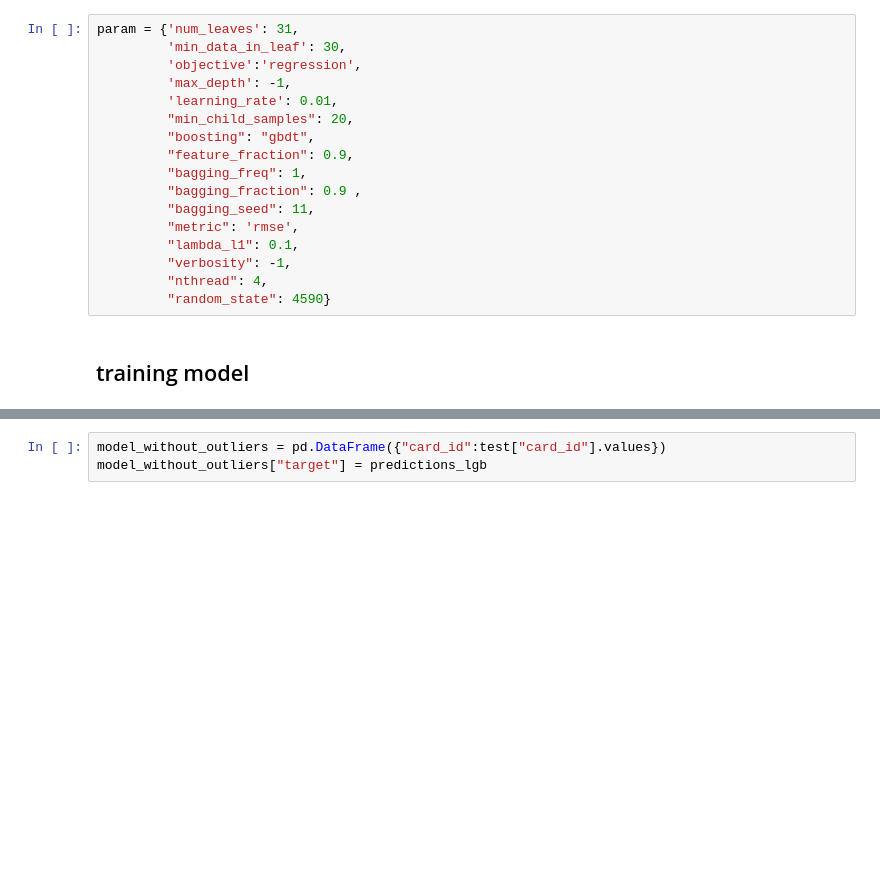
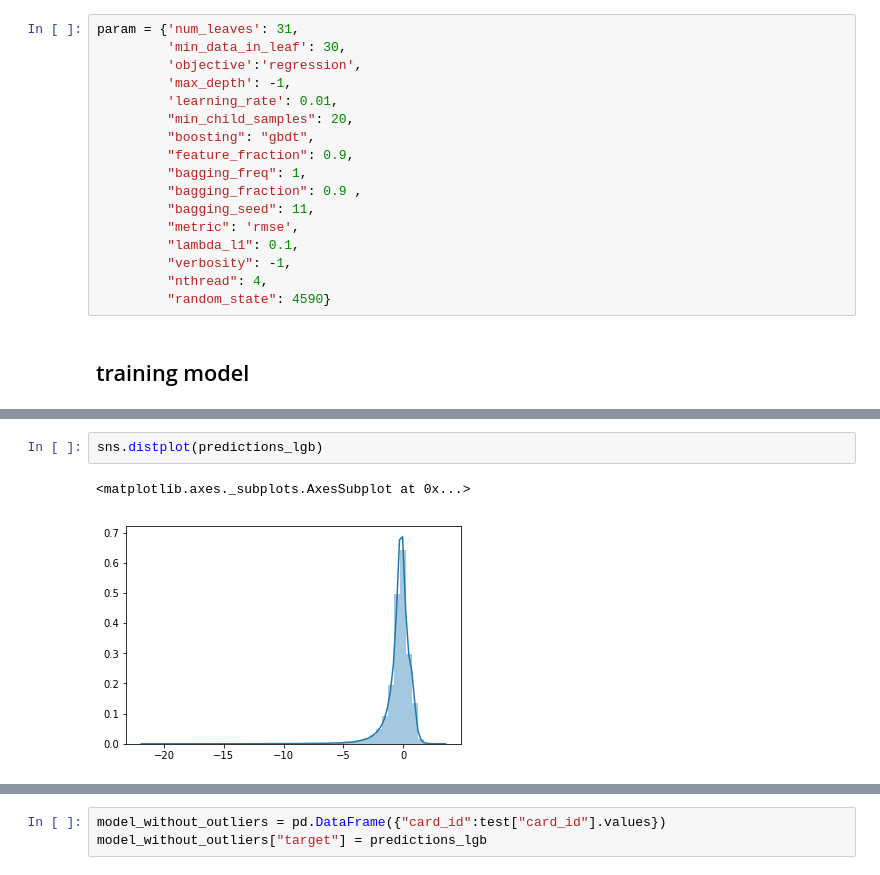
Before and after one commit to SONG-WONHO/Kaggle-Elo, a Jupyter notebook: 6 Combining model with a model without outlier.ipynb, the cells around one changed output, grey strips where cells are left out. Cells and saved outputs as stored; diff of their text form; blank space fills up the shorter version.

```diff
--- a/6 Combining model with a model without outlier.ipynb
+++ b/6 Combining model with a model without outlier.ipynb
@@ -105,0 +133,5 @@ NameError: name 'oof_lgb_3' is not defined
+# %%
+sns.distplot(predictions_lgb)
+# %% [output]
+<matplotlib.axes._subplots.AxesSubplot at 0x...>
+[figure, added]
```
Also changed, not shown: parts of 10 cells of this notebook.
